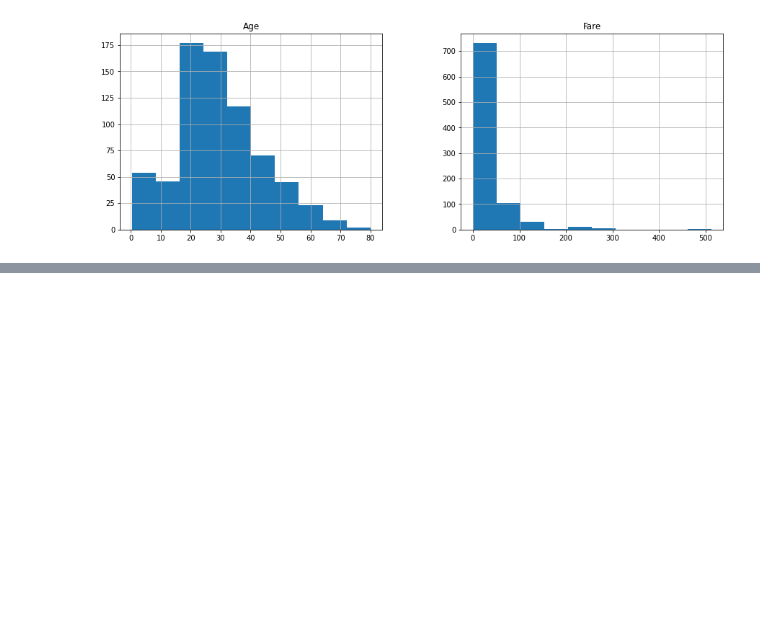
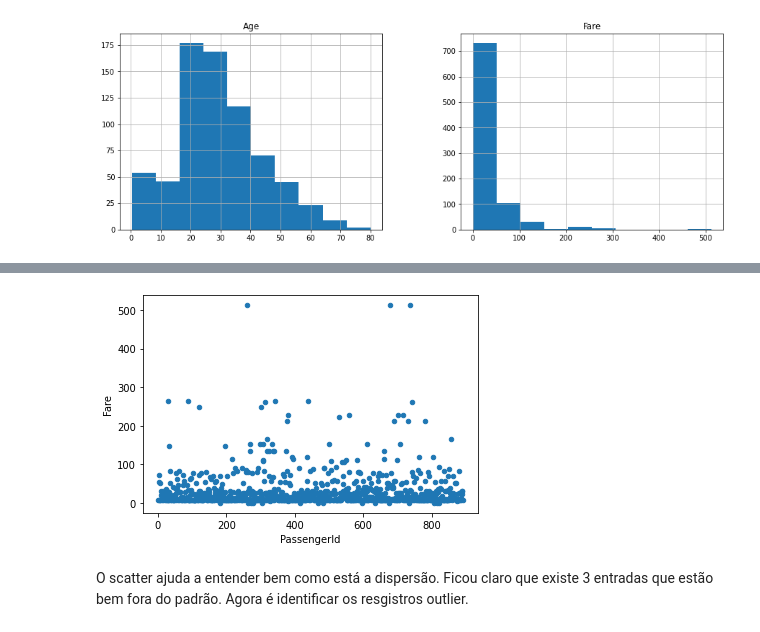
Before and after one commit to leonarddocchagas/data_science, a Jupyter notebook: Explorando_dados_do_Titanic.ipynb, the cells around one changed output, grey strips where cells are left out. Saved outputs shown, nothing was run; the diff lists cells and outputs as text; code cells hidden in the pictures; blank space fills up the shorter version.

```diff
--- a/Explorando_dados_do_Titanic.ipynb
+++ b/Explorando_dados_do_Titanic.ipynb
@@ -181,0 +198,7 @@ df.filter(items = ['Age', 'Fare']).hist(bins=10, figsize=(15, 5));
+# %%
+# dispersão da variável
+df.plot.scatter('PassengerId', 'Fare');
+# %% [output]
+[figure, added]
+# %% [markdown]
+O scatter ajuda a entender bem como está a dispersão. Ficou claro que existe 3 entradas que estão bem fora do padrão. Agora é identificar os resgistros outlier.
```
Also changed, not shown: parts of 39 cells of this notebook.
